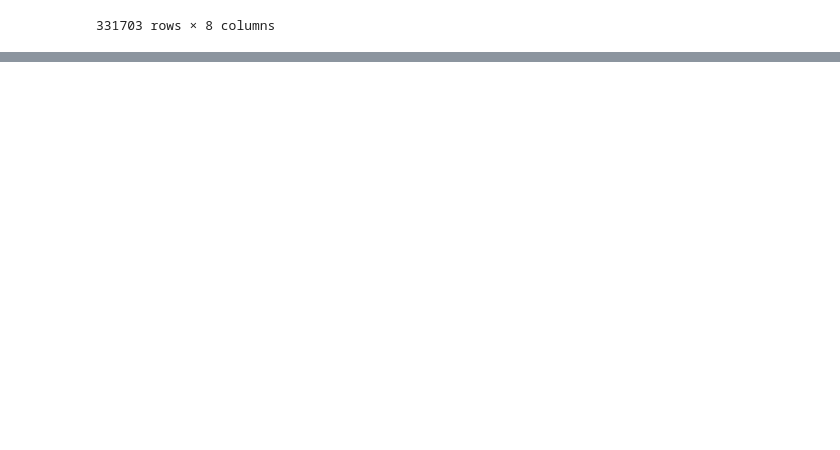
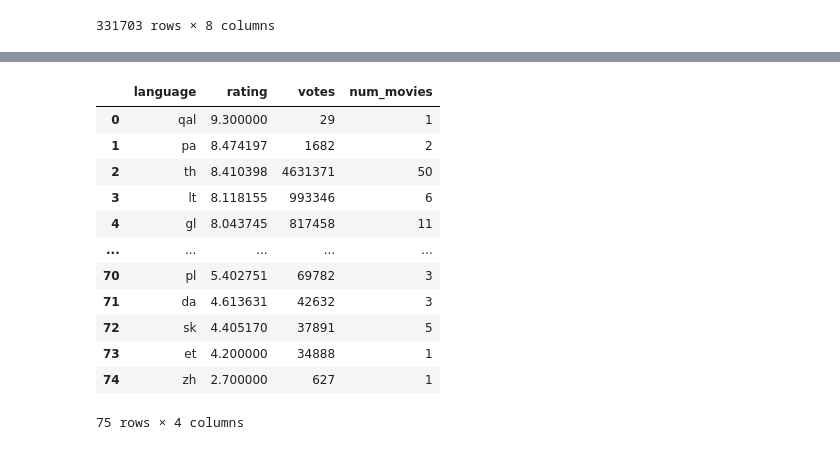
Before and after one commit to bluenets126/dsc-sql-summative-lab, a Jupyter notebook: SQLSummativeLab.ipynb, the cells around one changed output, grey strips where cells are left out. Cells and saved outputs as stored; diff of their text form; code cells hidden in the pictures; blank space fills up the shorter version.

```diff
--- a/SQLSummativeLab.ipynb
+++ b/SQLSummativeLab.ipynb
@@ -601,0 +619,24 @@ runtime_split_df
+# %%
+query_language_rating = """SELECT language, (SUM(mr.averagerating * mr.numvotes) / SUM(numvotes)) as rating, SUM(numvotes) as votes, COUNT(movie_id) as num_movies
+                            FROM movie_akas JOIN movie_ratings mr USING (movie_id)
+                            WHERE language != 'None'
+                            GROUP BY language
+                            ORDER BY rating DESC;
+                            """
+
+language_rating_df = pd.read_sql(query_language_rating, conn4)
+language_rating_df
+# %% [output]
+|  | language | rating | votes | num_movies |
+| 0 | qal | 9.300000 | 29 | 1 |
+| 1 | pa | 8.474197 | 1682 | 2 |
+| 2 | th | 8.410398 | 4631371 | 50 |
+| 3 | lt | 8.118155 | 993346 | 6 |
+| 4 | gl | 8.043745 | 817458 | 11 |
+| ... | ... | ... | ... | ... |
+| 70 | pl | 5.402751 | 69782 | 3 |
+| 71 | da | 4.613631 | 42632 | 3 |
+| 72 | sk | 4.405170 | 37891 | 5 |
+| 73 | et | 4.200000 | 34888 | 1 |
+| 74 | zh | 2.700000 | 627 | 1 |
+75 rows × 4 columns
```
Also changed, not shown: parts of 7 cells of this notebook.
